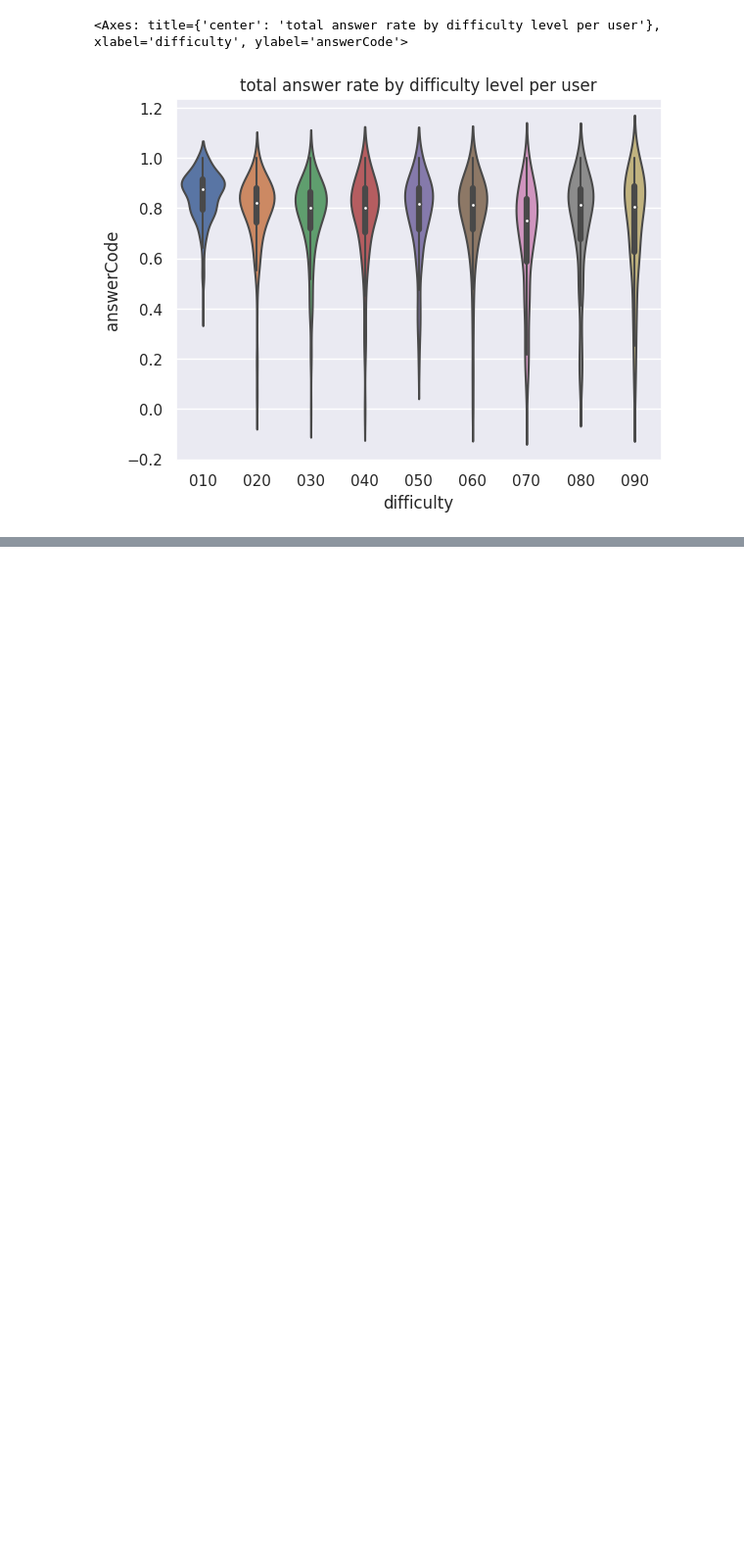
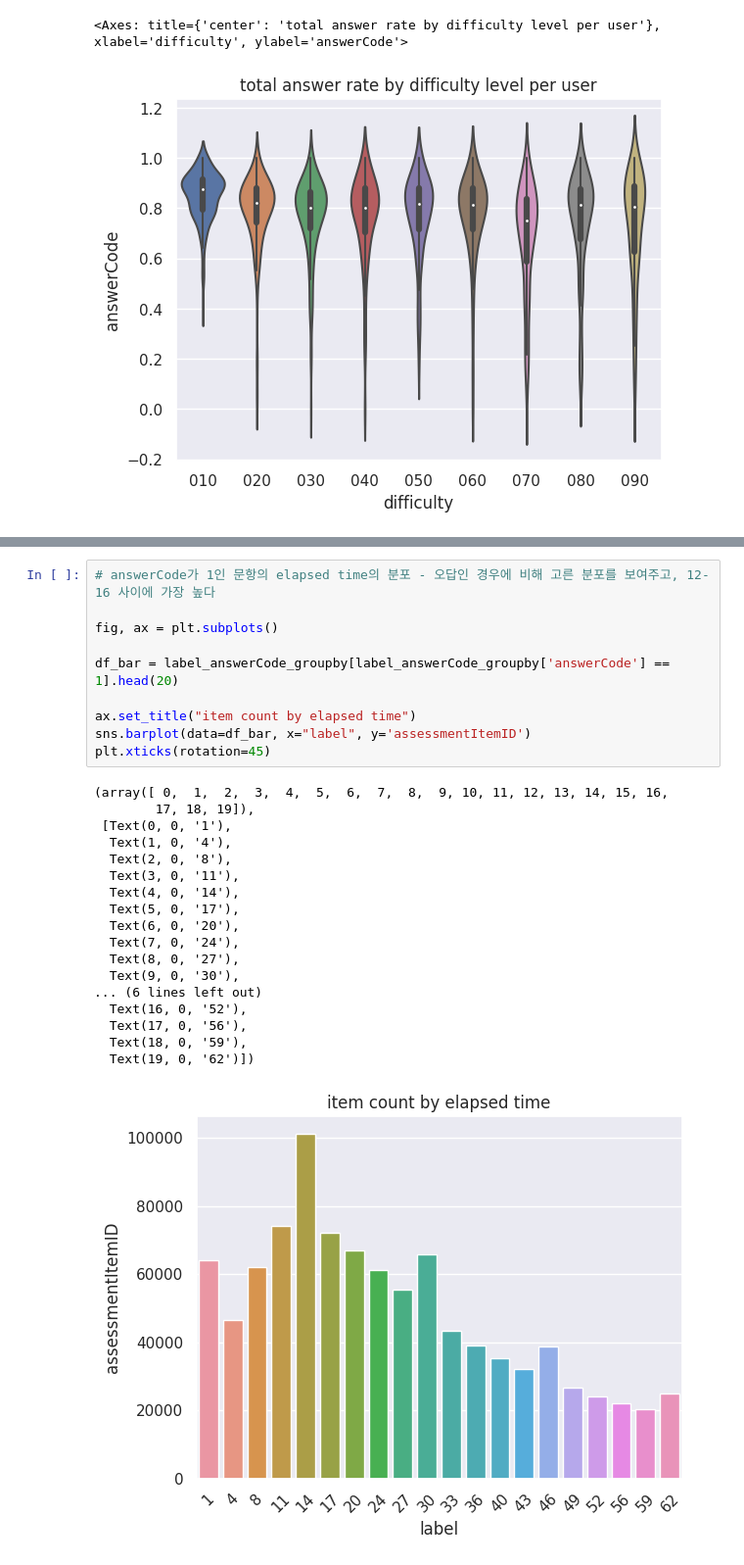
Before and after one commit to boostcampaitech5/level2_dkt-recsys-09, a Jupyter notebook: eda/khj_eda.ipynb, the cells around one changed output, grey strips where cells are left out. Shown at 98% size. Drawn from its saved outputs; the diff is of its cells as text; blank space fills up the shorter version.

```diff
--- a/eda/khj_eda.ipynb
+++ b/eda/khj_eda.ipynb
@@ -524,0 +688,29 @@ sns.violinplot(x="difficulty", y="answerCode", data=high_level_users)
+# %%
+# answerCode가 1인 문항의 elapsed time의 분포 - 오답인 경우에 비해 고른 분포를 보여주고, 12-16 사이에 가장 높다
+
+fig, ax = plt.subplots()
+
+df_bar = label_answerCode_groupby[label_answerCode_groupby['answerCode'] == 1].head(20)
+
+ax.set_title("item count by elapsed time")
+sns.barplot(data=df_bar, x="label", y='assessmentItemID')
+plt.xticks(rotation=45)
+# %% [output]
+(array([ 0,  1,  2,  3,  4,  5,  6,  7,  8,  9, 10, 11, 12, 13, 14, 15, 16,
+        17, 18, 19]),
+ [Text(0, 0, '1'),
+  Text(1, 0, '4'),
+  Text(2, 0, '8'),
+  Text(3, 0, '11'),
+  Text(4, 0, '14'),
+  Text(5, 0, '17'),
+  Text(6, 0, '20'),
+  Text(7, 0, '24'),
+  Text(8, 0, '27'),
+  Text(9, 0, '30'),
+... (6 lines left out)
+  Text(16, 0, '52'),
+  Text(17, 0, '56'),
+  Text(18, 0, '59'),
+  Text(19, 0, '62')])
+[figure, added]
```
Also changed, not shown: parts of 67 cells of this notebook.
